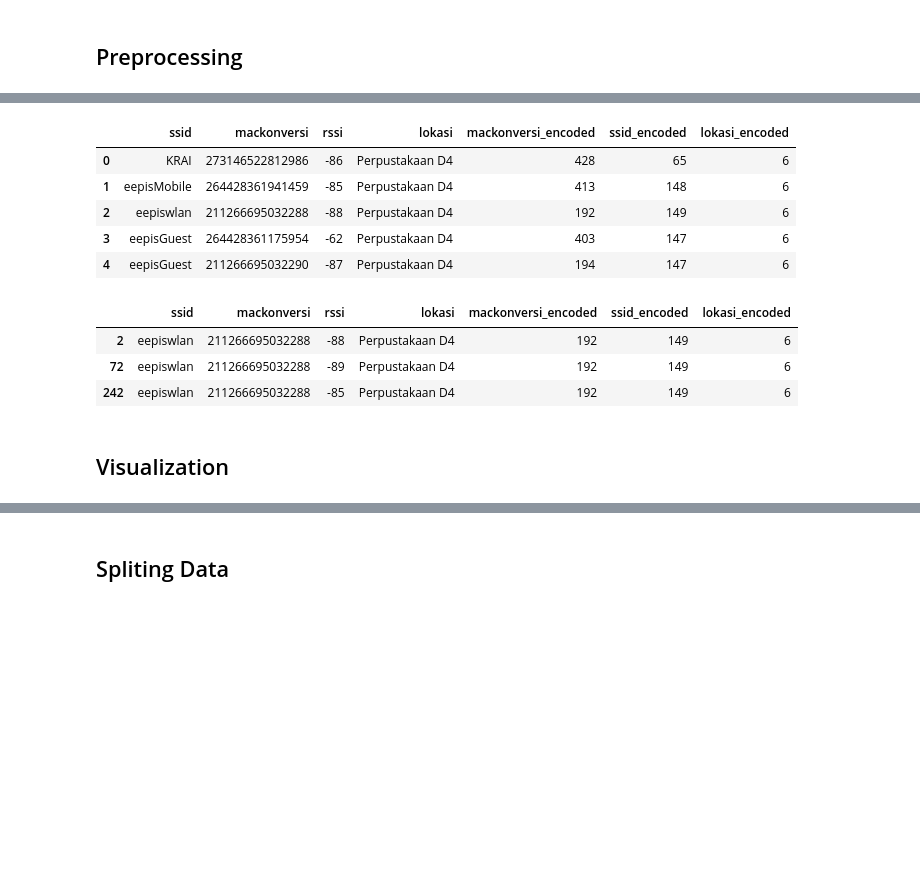
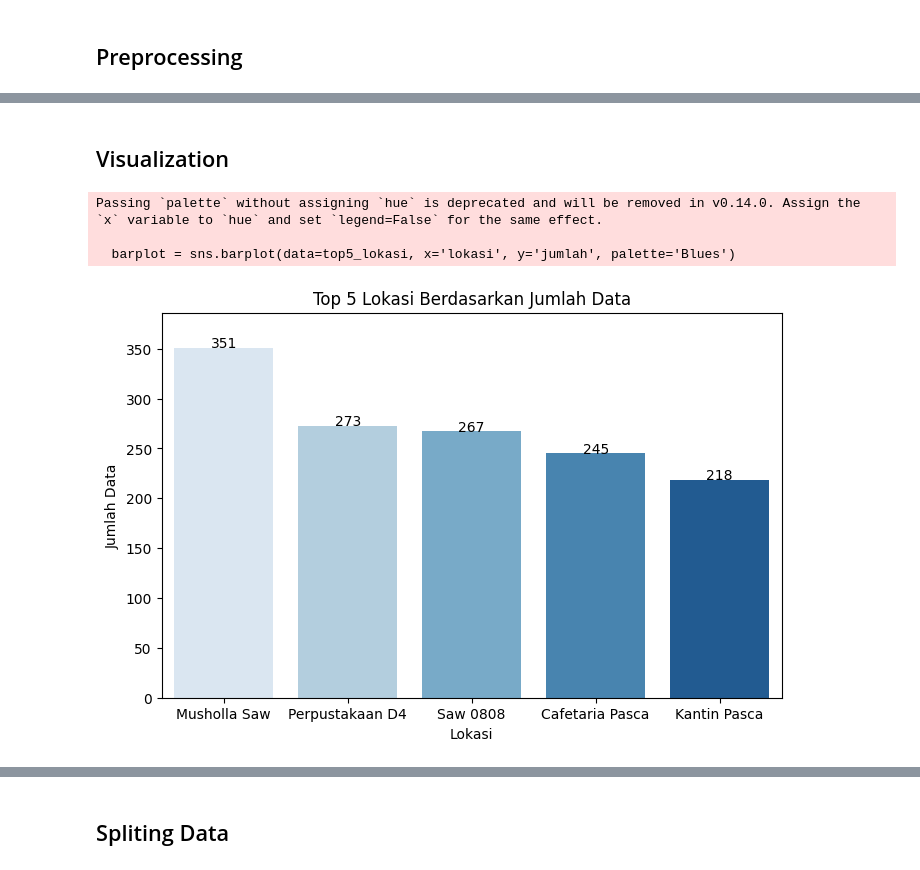
Before and after one commit to MuhammadAuliaa/wifiClassification, a Jupyter notebook: wifiClassification.ipynb, the cells around one changed output, grey strips where cells are left out. Drawn from its saved outputs; the diff is of its cells as text; code cells hidden in the pictures; blank space fills up the shorter version.

```diff
--- a/wifiClassification.ipynb
+++ b/wifiClassification.ipynb
@@ -53,18 +96,29 @@ df
-# %%
-df.head(5)
-# %% [output]
-|  | ssid | mackonversi | rssi | lokasi | mackonversi_encoded | ssid_encoded | lokasi_encoded |
-| 0 | KRAI | 273146522812986 | -86 | Perpustakaan D4 | 428 | 65 | 6 |
-| 1 | eepisMobile | 264428361941459 | -85 | Perpustakaan D4 | 413 | 148 | 6 |
-| 2 | eepiswlan | 211266695032288 | -88 | Perpustakaan D4 | 192 | 149 | 6 |
-| 3 | eepisGuest | 264428361175954 | -62 | Perpustakaan D4 | 403 | 147 | 6 |
-| 4 | eepisGuest | 211266695032290 | -87 | Perpustakaan D4 | 194 | 147 | 6 |
-# %%
-df[df['mackonversi_encoded'] == 192]
-# %% [output]
-|  | ssid | mackonversi | rssi | lokasi | mackonversi_encoded | ssid_encoded | lokasi_encoded |
-| 2 | eepiswlan | 211266695032288 | -88 | Perpustakaan D4 | 192 | 149 | 6 |
-| 72 | eepiswlan | 211266695032288 | -89 | Perpustakaan D4 | 192 | 149 | 6 |
-| 242 | eepiswlan | 211266695032288 | -85 | Perpustakaan D4 | 192 | 149 | 6 |
 # %% [markdown]
 ## Visualization
+# %%
+import matplotlib.pyplot as plt
+import seaborn as sns
+
+# Ambil top 5 lokasi berdasarkan jumlah data
+top5_lokasi = df['lokasi'].value_counts().nlargest(5).reset_index()
+top5_lokasi.columns = ['lokasi', 'jumlah']
+
+plt.figure(figsize=(8,5))
+barplot = sns.barplot(data=top5_lokasi, x='lokasi', y='jumlah', palette='Blues')
+
+# Tambahkan angka di atas batang
+for index, row in top5_lokasi.iterrows():
+    barplot.text(index, row.jumlah + 0.5,  # posisi teks: sedikit di atas batang
+                 round(row.jumlah, 0),
+                 color='black', ha="center")
+
+plt.title('Top 5 Lokasi Berdasarkan Jumlah Data')
+plt.xlabel('Lokasi')
+plt.ylabel('Jumlah Data')
+plt.ylim(0, top5_lokasi['jumlah'].max() * 1.1)  # sedikit spasi atas batang
+plt.show()
+# %% [output]
+Passing `palette` without assigning `hue` is deprecated and will be removed in v0.14.0. Assign the `x` variable to `hue` and set `legend=False` for the same effect.
+
+  barplot = sns.barplot(data=top5_lokasi, x='lokasi', y='jumlah', palette='Blues')
+[figure, added]
```
Also changed, not shown: parts of 36 cells of this notebook, 9 other files.
